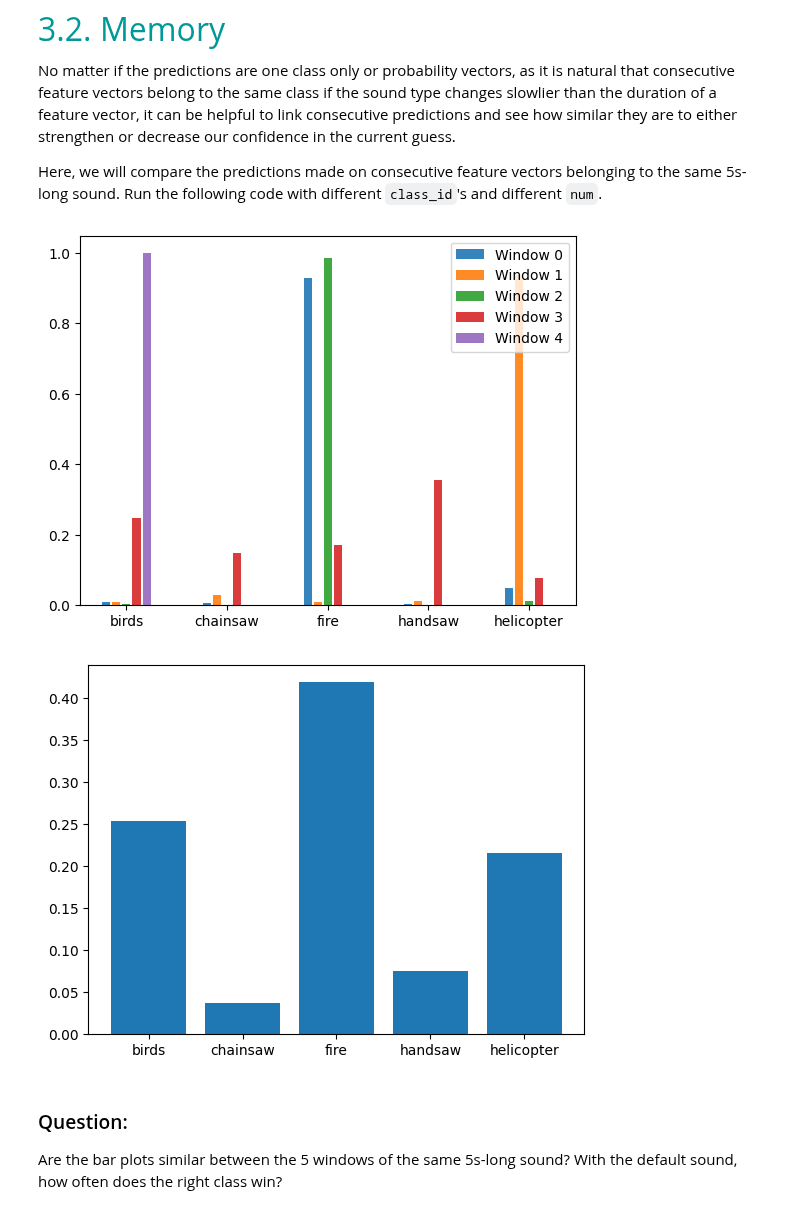
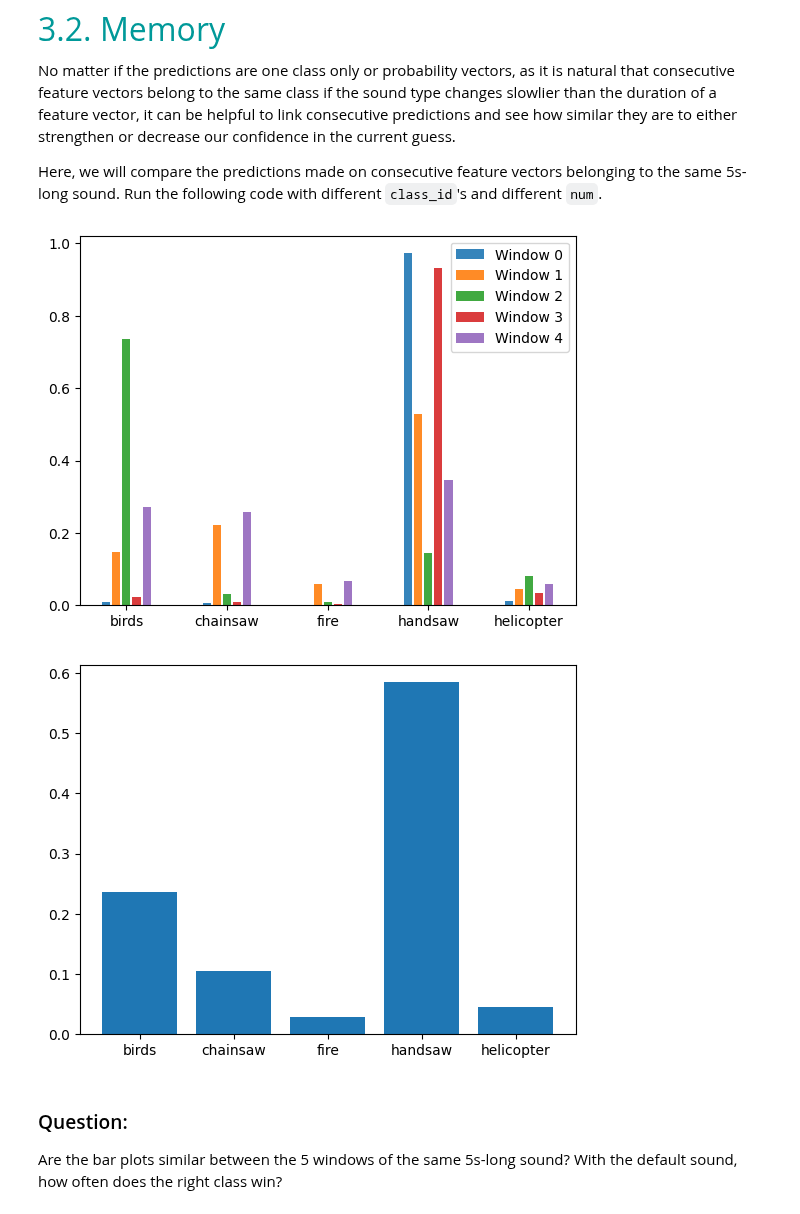
Before and after one commit to LELEC210X/LELEC210X, a Jupyter notebook: classification/h5a3_confidence_and_memory.ipynb, the cells around one changed output. Cells and saved outputs as stored; diff of their text form; code cells hidden in the pictures.

```diff
--- a/classification/h5a3_confidence_and_memory.ipynb
+++ b/classification/h5a3_confidence_and_memory.ipynb
@@ -112,9 +110,9 @@ Here, we will compare the predictions made on consecutive feature vectors belong
 Run the following code with different ``class_id``'s and different ``num``.
 # %%
 ### TO RUN
-num = 0  # 0 (default), 1, ..., 39
+num = 1  # 0 (default), 1, ..., 39
 
-sound = dataset["fire", num]
+sound = dataset["handsaw", num]
 audio = AudioUtil.open(sound)
 audio = AudioUtil.resample(audio, 11025)
 AudioUtil.play(audio)
@@ -128,35 +126,35 @@ for window in range(n_win):
     sgram = AudioUtil.melspectrogram(sub_aud, Nmel=20)
     ncol = int(1000 * 11025 / (1e3 * 512))
     sgram = sgram[:, :ncol]
     fv = sgram.reshape(-1)
     fv = fv / np.linalg.norm(fv)
 
     ### TO COMPLETE - Eventually normalize and reduce feature vector dimensionality
 
     probs[window, :] = model_knn.predict_proba([fv])[0]
 
 "Mean bar chart"
 plt.figure()
 for window in range(n_win):
     plt.bar(
         np.arange(len(classnames)) * 2 * n_win + window,
         probs[window, :],
         alpha=0.9,
         label=f"Window {window}",
     )
 plt.legend()
 plt.gca().set_xticks(np.arange(len(classnames)) * 2 * n_win + 2)
 plt.gca().set_xticklabels(classnames)
 plt.show()
 
 plt.figure()
 plt.bar(np.arange(len(classnames)), np.mean(probs, axis=0))
 plt.gca().set_xticks(np.arange(len(classnames)))
 plt.gca().set_xticklabels(classnames)
 plt.show()
 # %% [output]
-[figure, old version]
+[figure, new version]
-[figure, old version]
+[figure, new version]
 # %% [markdown]
 ### Question:
 Are the bar plots similar between the 5 windows of the same 5s-long sound? With the default sound, how often does the right class win?
```
Also changed, not shown: parts of 5 cells of this notebook, 4 other files.
